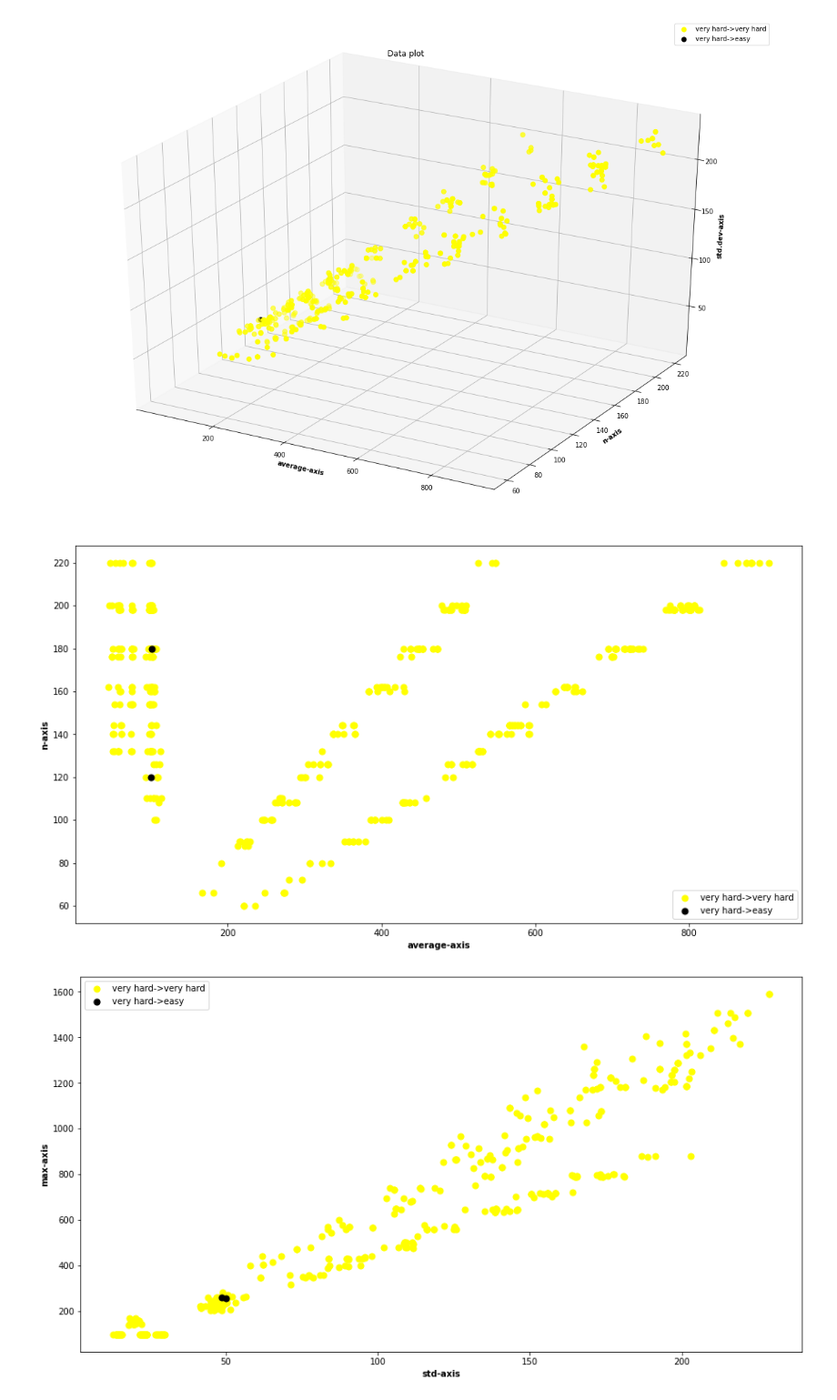
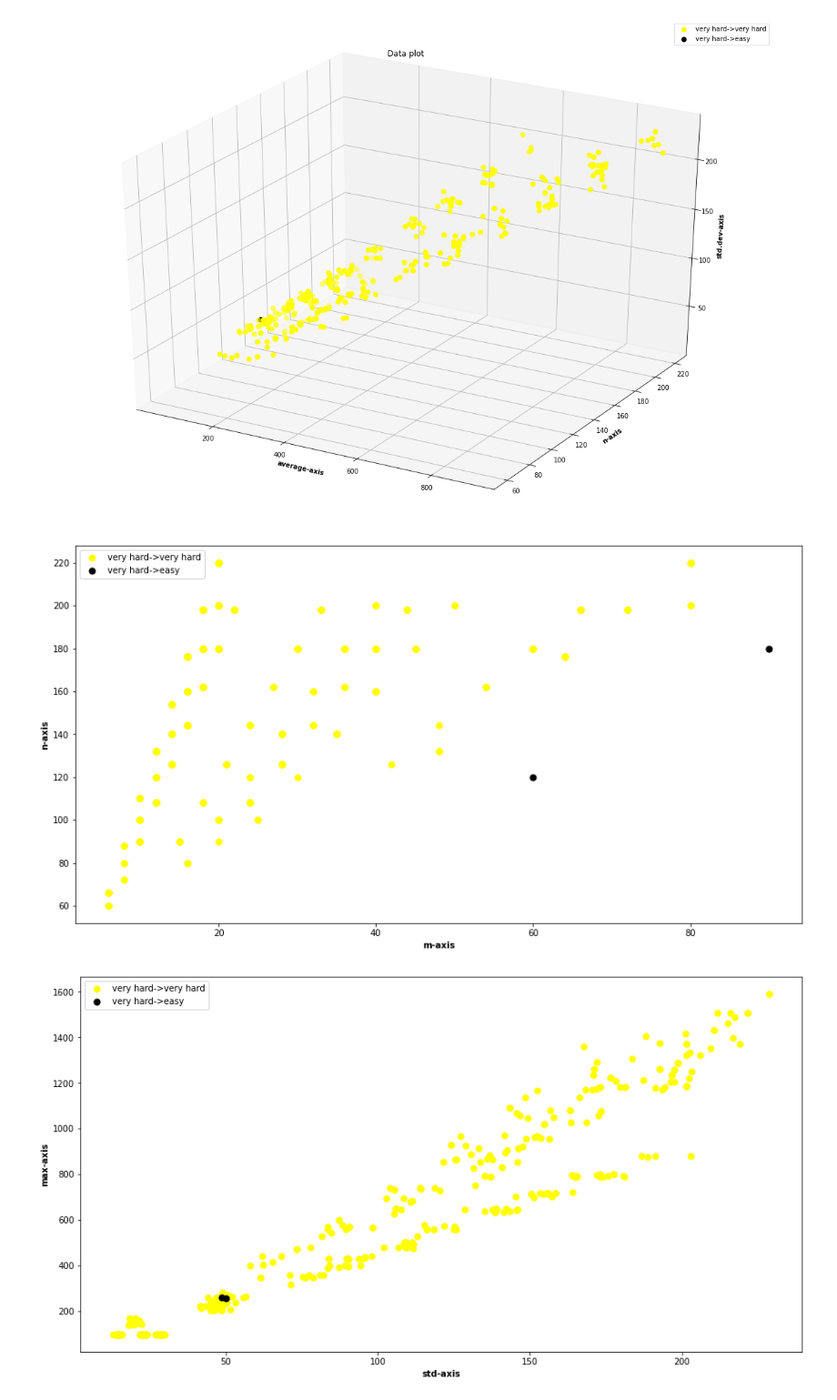
Before and after one commit to harel-coffee/pouw-auto, a Jupyter notebook: 4LRNeural_Network_Multi_Classs_Classification.ipynb, the cells around one changed output. Shown at 91% size. Cells and saved outputs as stored; diff of their text form; code cells hidden in the pictures.

```diff
--- a/4LRNeural_Network_Multi_Classs_Classification.ipynb
+++ b/4LRNeural_Network_Multi_Classs_Classification.ipynb
@@ -154,6 +154,7 @@ av_bad = []
 n_bad = []
 std_dev_bad = []
 max_bad = []
+m_bad = []
 
 print("very hard -> easy")
 for i in range(len(pred)):
@@ -162,6 +163,7 @@ for i in range(len(pred)):
     n_bad.append(X_test_copy.iloc[i]['n'])
     std_dev_bad.append(X_test_copy.iloc[i]['std.dev'])
     max_bad.append(X_test_copy.iloc[i]['max'])
+    m_bad.append(X_test_copy.iloc[i]['m'])
 # %% [output]
 very hard -> easy
 # %%
@@ -171,7 +173,7 @@ av_good = []
 n_good = []
 std_dev_good = []
 max_good = []
-
+m_good = []
 
 for i in range(len(pred)):
   if(pred[i] == 3 and y_test[i] == 3):
@@ -179,6 +181,7 @@ for i in range(len(pred)):
     n_good.append(X_test_copy.iloc[i]['n'])
     std_dev_good.append(X_test_copy.iloc[i]['std.dev'])
     max_good.append(X_test_copy.iloc[i]['max'])
+    m_good.append(X_test_copy.iloc[i]['m'])
 # %% [output]
 some vhard->vhard
 # %%
@@ -240,19 +243,19 @@ plt.show()
 # %%
 fig = plt.figure(figsize = (15, 8))
 ax = plt.axes()
 
-ax.scatter(av_good, n_good, s = 50, color = 'yellow')
-ax.scatter(av_bad, n_bad, s = 50, color = 'black')
+ax.scatter(m_good, n_good, s = 50, color = 'yellow')
+ax.scatter(m_bad, n_bad, s = 50, color = 'black')
 
-ax.set_xlabel('average-axis', fontweight ='bold')
+ax.set_xlabel('m-axis', fontweight ='bold')
 ax.set_ylabel('n-axis', fontweight ='bold')
 
 ax.legend(['very hard->very hard', 'very hard->easy'])
 
 # show plot
 plt.show()
 # %% [output]
-[figure, old version]
+[figure, new version]
 # %%
 fig = plt.figure(figsize = (15, 8))
 ax = plt.axes()
```
